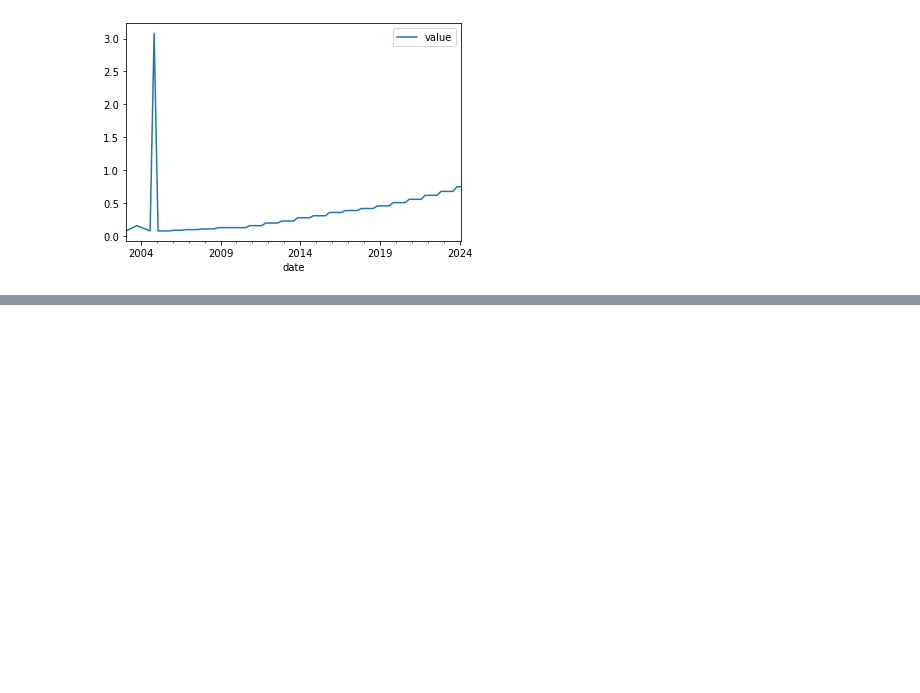
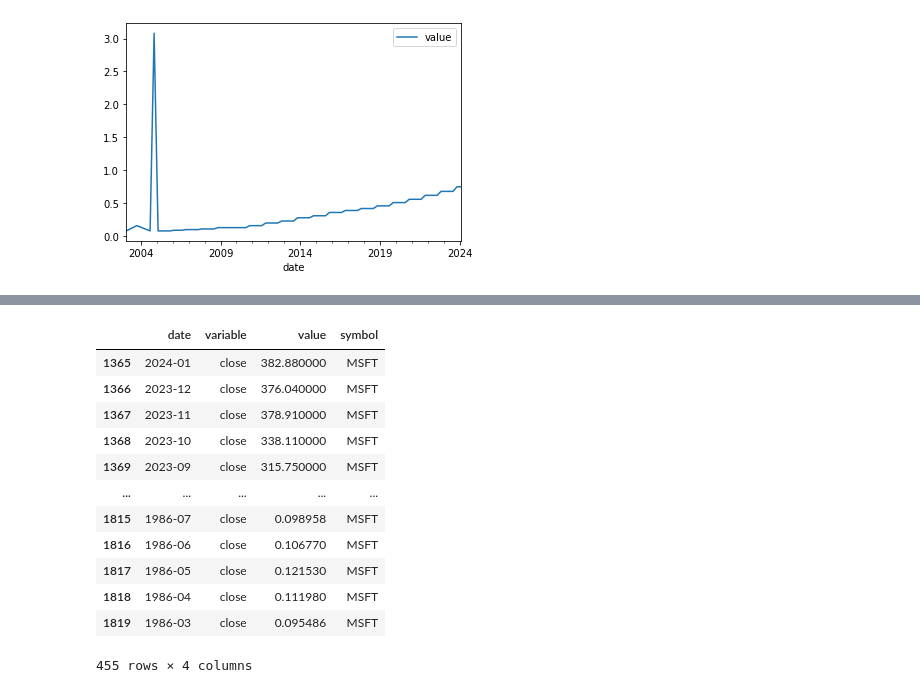
Before and after one commit to BeneSell/Backtesting_Dividenden_Portfolio, a Jupyter notebook: financialmodelingprep_api_access.ipynb, the cells around one changed output, grey strips where cells are left out. Drawn from its saved outputs; the diff is of its cells as text; code cells hidden in the pictures; blank space fills up the shorter version.

Commit message:
fixed some copy and paste errors again

```diff
--- a/financialmodelingprep_api_access.ipynb
+++ b/financialmodelingprep_api_access.ipynb
@@ -214,16 +217,20 @@ for index, x in enumerate(result_list):
 # %%
 raw_data_stocks= []
 for index, x in enumerate(result_list):
-    url = f'https://financialmodelingprep.com/api/v3/historical-chart/1month/{ x }?apikey={secret_key_fmp}'
+    url = f'https://financialmodelingprep.com/api/v3/historical-pricel-full/1month/{ x }?apikey={secret_key_fmp}'
     # !!!!!!carefull don't print url and commit!!!!!!!!
     if(index % 50 == 0):
         print(index)
     r = requests.get(url)
     data = r.json()
-    raw_data_stocks.append(data)
+    raw_data_stocks.append({"data":data, "symbol":x})
     # save to file every time because i dont want to lose data
     with open('./data/stock_infos/raw_data_fmp_stock_value.json', 'w') as outfile:
         json.dump(raw_data_stocks, outfile)
+
+    if(type(data) != list):
+        # if data is not a list then it is an error
+        break
     time.sleep(1)
 # %% [output]
 0
@@ -393,0 +597,16 @@ df_to_plot.plot()
+# %%
+result_df[(result_df["variable"] == "close") & (result_df["symbol"] == "MSFT") ]
+# %% [output]
+|  | date | variable | value | symbol |
+| 1365 | 2024-01 | close | 382.880000 | MSFT |
+| 1366 | 2023-12 | close | 376.040000 | MSFT |
+| 1367 | 2023-11 | close | 378.910000 | MSFT |
+| 1368 | 2023-10 | close | 338.110000 | MSFT |
+| 1369 | 2023-09 | close | 315.750000 | MSFT |
+| ... | ... | ... | ... | ... |
+| 1815 | 1986-07 | close | 0.098958 | MSFT |
+| 1816 | 1986-06 | close | 0.106770 | MSFT |
+| 1817 | 1986-05 | close | 0.121530 | MSFT |
+| 1818 | 1986-04 | close | 0.111980 | MSFT |
+| 1819 | 1986-03 | close | 0.095486 | MSFT |
+455 rows × 4 columns
```
Also changed, not shown: parts of 10 cells of this notebook.
